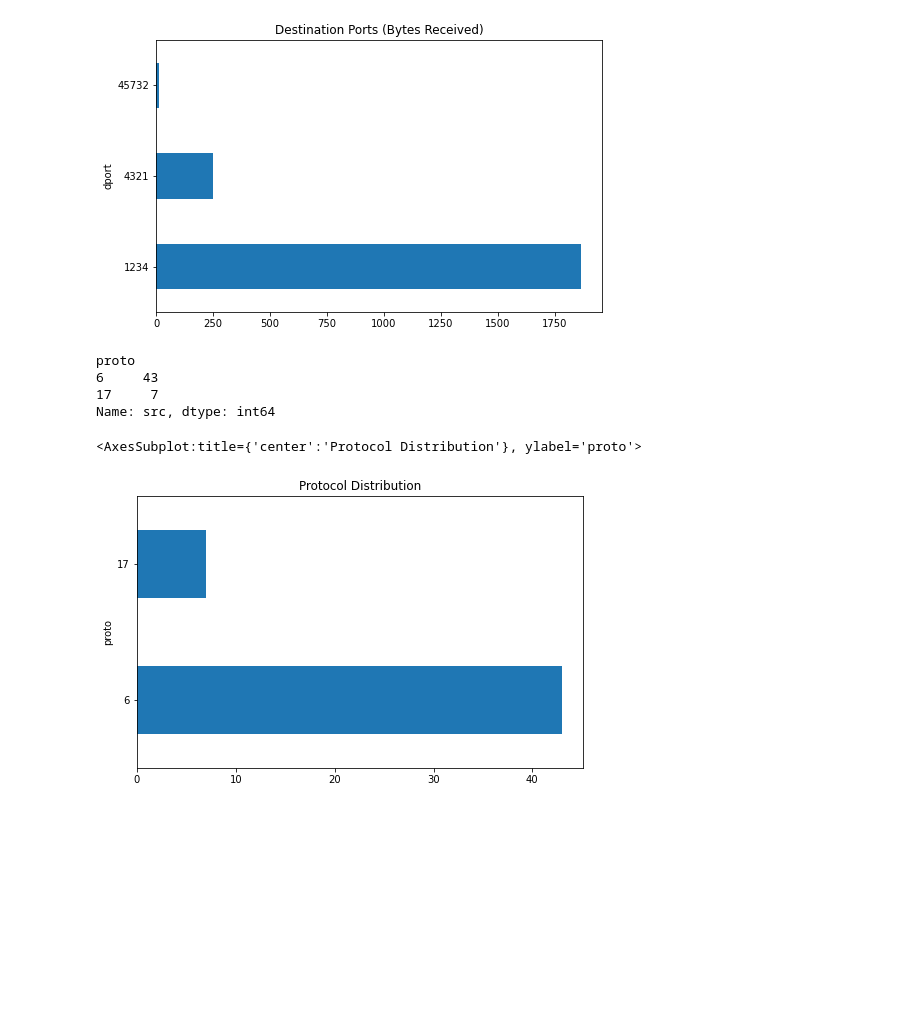
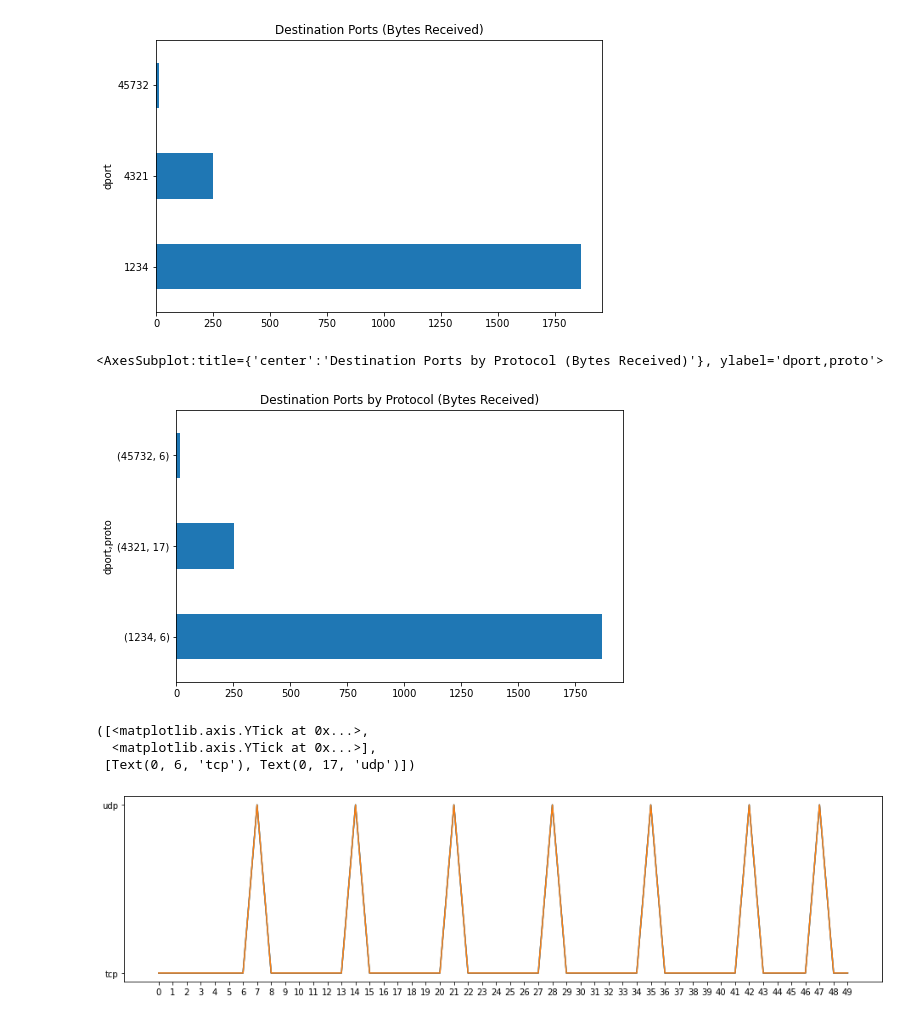
Before and after one commit to fulmetalpackets/protohacking, a Jupyter notebook: packet_analysis/packet_analysis.ipynb, the cells around one changed output. Cells and saved outputs as stored; diff of their text form; code cells hidden in the pictures; blank space fills up the shorter version.

```diff
--- a/packet_analysis/packet_analysis.ipynb
+++ b/packet_analysis/packet_analysis.ipynb
@@ -61,14 +95,11 @@ destination_payloads.plot(kind='barh',title="Destination Ports (Bytes Received)"
 # %% [output]
 <AxesSubplot:title={'center':'Destination Ports (Bytes Received)'}, ylabel='dport'>
 [figure]
-# %%
-protocol_stats = df.groupby("proto")['src'].count()
-print(protocol_stats)
-protocol_stats.plot(kind='barh',title="Protocol Distribution",figsize=(8,5))
-# %% [output]
-proto
-6     43
-17     7
-Name: src, dtype: int64
-<AxesSubplot:title={'center':'Protocol Distribution'}, ylabel='proto'>
-[figure, removed]
+# %%
+# Graph - Group by Destination Port, Protocol and Payload Sum
+
+destination_payloads_proto = df.groupby(["dport","proto"])['payload'].sum()
+destination_payloads_proto.plot(kind='barh',title="Destination Ports by Protocol (Bytes Received)",figsize=(8,5))
+# %% [output]
+<AxesSubplot:title={'center':'Destination Ports by Protocol (Bytes Received)'}, ylabel='dport,proto'>
+[figure, added]
@@ -74,0 +124,11 @@ Name: src, dtype: int64
+# %%
+df['proto'].plot(figsize=(16,4))
+df['proto'].plot(subplots=True, figsize=(16,4))
+df['proto'].plot(y=["proto"], figsize=(16,4))
+plt.xticks(df.index)
+plt.yticks([6,17],['tcp','udp'])
+# %% [output]
+([<matplotlib.axis.YTick at 0x...>,
+  <matplotlib.axis.YTick at 0x...>],
+ [Text(0, 6, 'tcp'), Text(0, 17, 'udp')])
+[figure, added]
```
Also changed, not shown: parts of 6 cells of this notebook.
